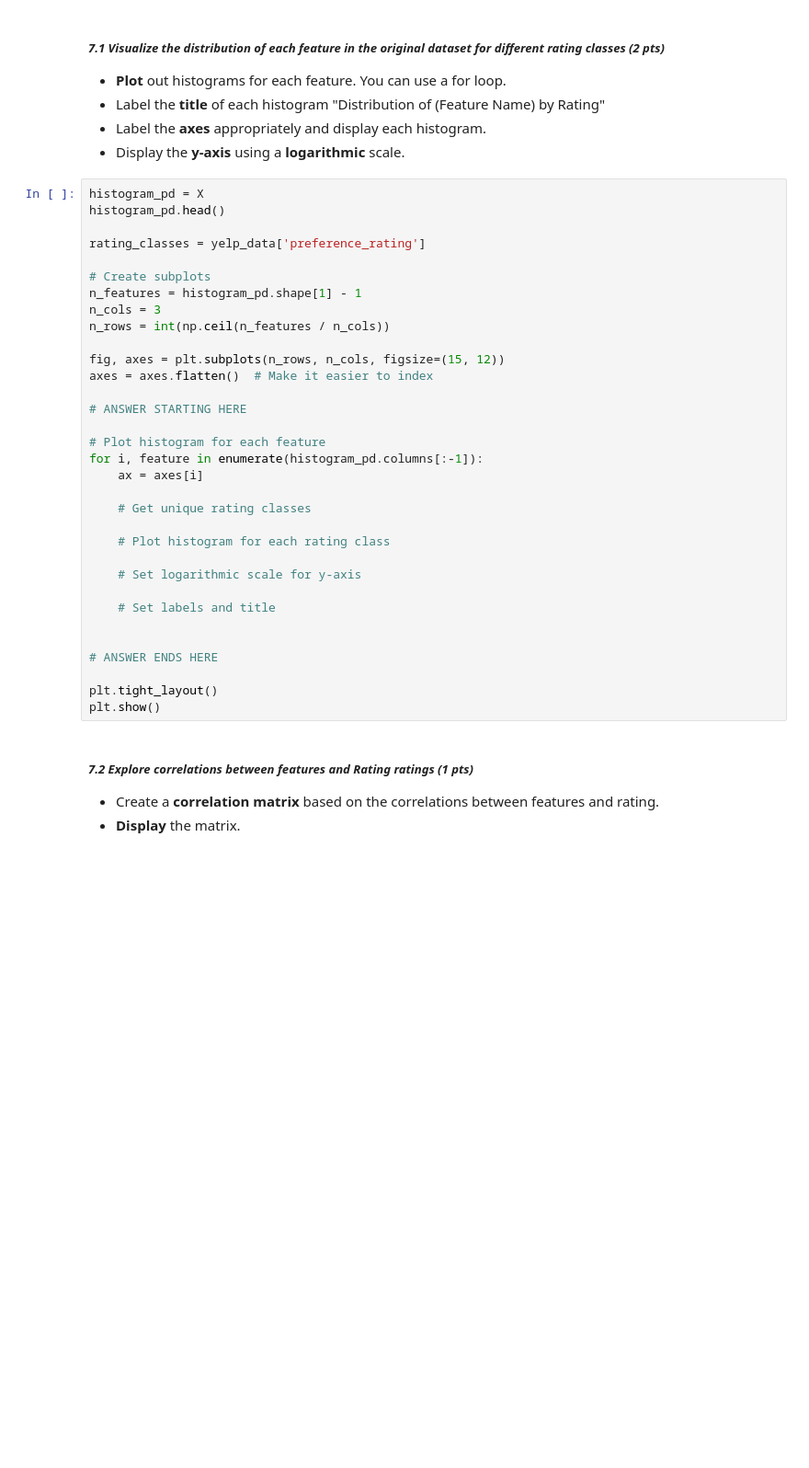
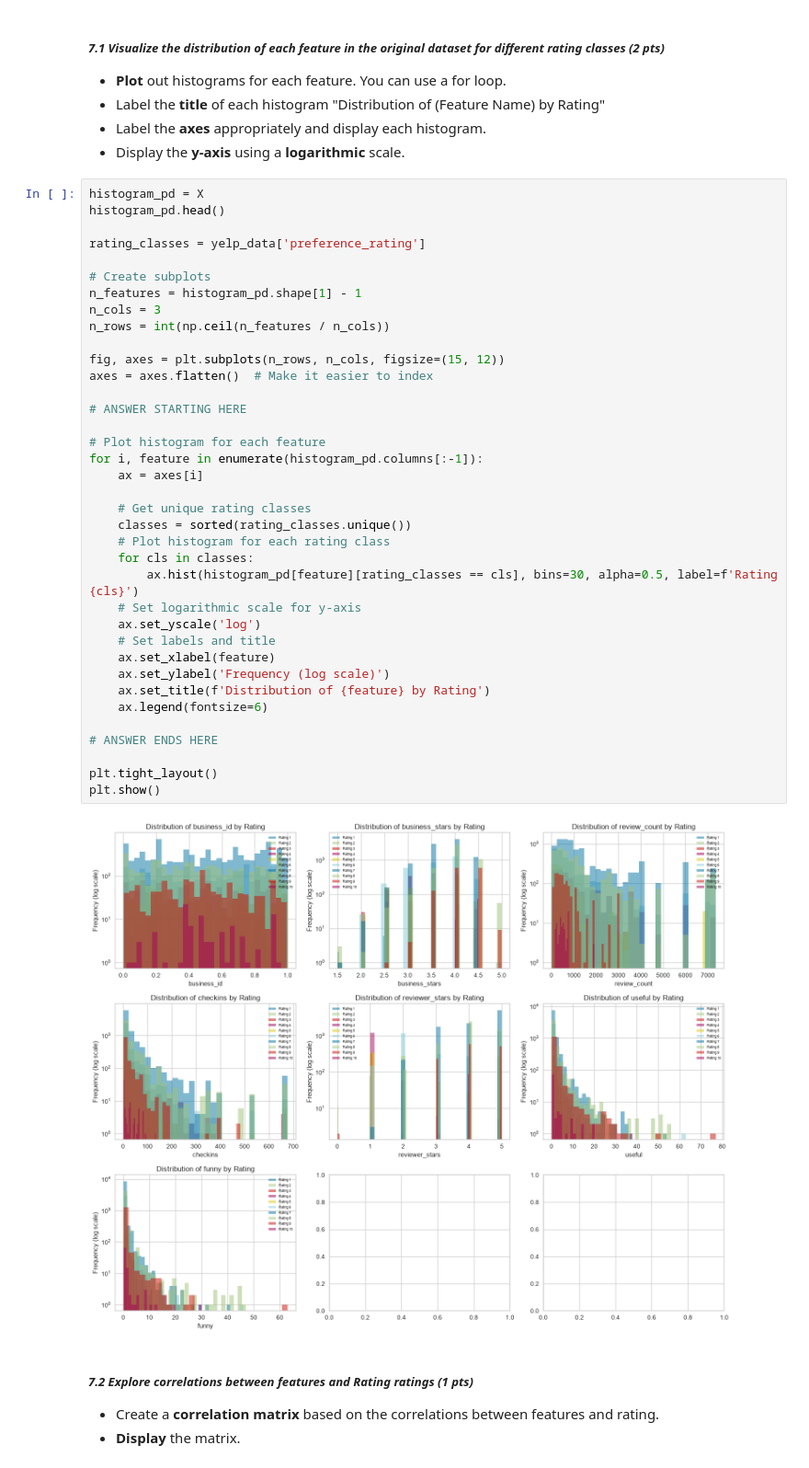
Before and after one commit to lukeadjei/CMSC320_HW1_sec0201_Git, a Jupyter notebook: HW4 - ML Classification and Clustering/CMSC320_HW4_Fall 2026_ML_Classifiers_Clustering.ipynb, the cells around one changed output. Shown at 92% size. Cells and saved outputs as stored; diff of their text form; blank space fills up the shorter version.

```diff
--- a/HW4 - ML Classification and Clustering/CMSC320_HW4_Fall 2026_ML_Classifiers_Clustering.ipynb
+++ b/HW4 - ML Classification and Clustering/CMSC320_HW4_Fall 2026_ML_Classifiers_Clustering.ipynb
@@ -749,36 +875,42 @@ They are used to create legible and complex graphs that are essential in data in
 # %%
 histogram_pd = X
 histogram_pd.head()
 
 rating_classes = yelp_data['preference_rating']
 
 # Create subplots
 n_features = histogram_pd.shape[1] - 1
 n_cols = 3
 n_rows = int(np.ceil(n_features / n_cols))
 
 fig, axes = plt.subplots(n_rows, n_cols, figsize=(15, 12))
 axes = axes.flatten()  # Make it easier to index
 
 # ANSWER STARTING HERE
 
 # Plot histogram for each feature
 for i, feature in enumerate(histogram_pd.columns[:-1]):
     ax = axes[i]
 
     # Get unique rating classes
-
+    classes = sorted(rating_classes.unique())
     # Plot histogram for each rating class
-
+    for cls in classes:
+        ax.hist(histogram_pd[feature][rating_classes == cls], bins=30, alpha=0.5, label=f'Rating {cls}')
     # Set logarithmic scale for y-axis
-
+    ax.set_yscale('log')
     # Set labels and title
-
+    ax.set_xlabel(feature)
+    ax.set_ylabel('Frequency (log scale)')
+    ax.set_title(f'Distribution of {feature} by Rating')
+    ax.legend(fontsize=6)
 
 # ANSWER ENDS HERE
 
 plt.tight_layout()
 plt.show()
+# %% [output]
+[figure, added]
 # %% [markdown]
 ##### ***7.2 Explore correlations between features and Rating ratings (1 pts)***
 - Create a **correlation matrix** based on the correlations between features and rating.
```
Also changed, not shown: parts of 26 cells of this notebook.
